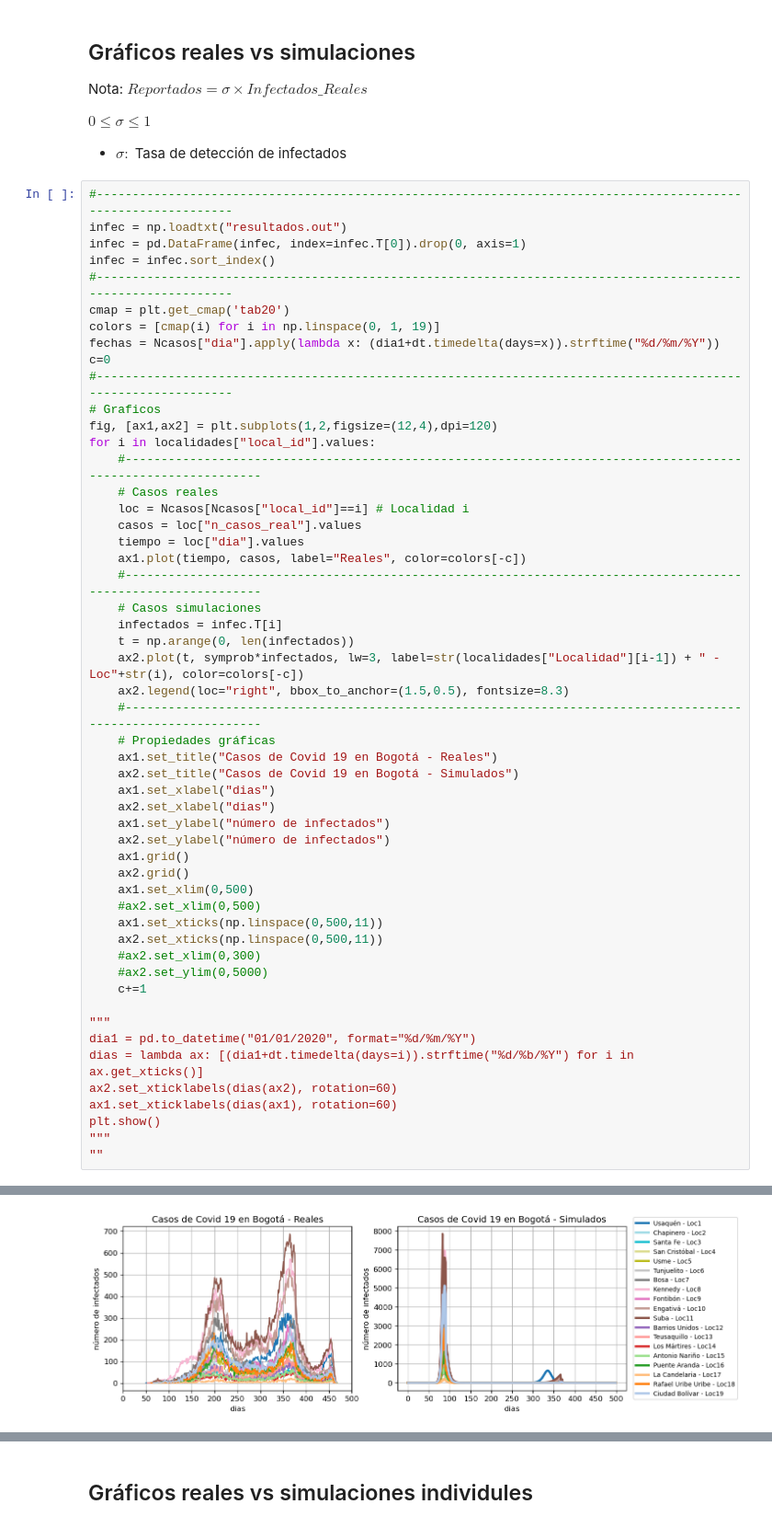
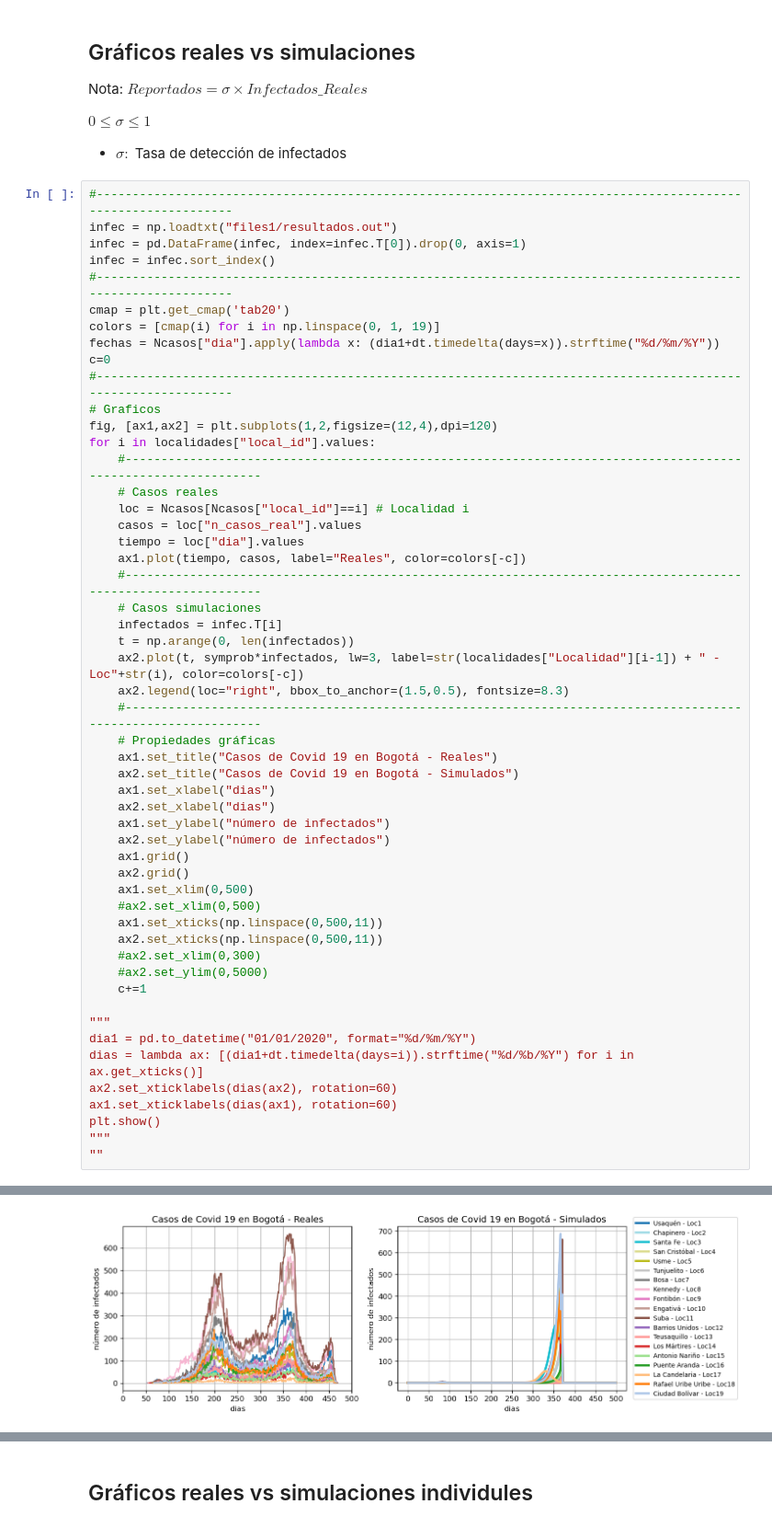
Before and after one commit to eilinlunam/PatchSim-modificado, a Jupyter notebook: Modelo_Bogotá.ipynb, the cells around one changed output, grey strips where cells are left out. Shown at 92% size. Saved outputs shown, nothing was run; the diff lists cells and outputs as text.

```diff
--- a/Modelo_Bogotá.ipynb
+++ b/Modelo_Bogotá.ipynb
@@ -239,7 +279,7 @@ $0 \leq \sigma \leq 1$
 * $\sigma:$ Tasa de detección de infectados
 # %%
 #--------------------------------------------------------------------------------------------------------------
-infec = np.loadtxt("resultados.out")
+infec = np.loadtxt("files1/resultados.out")
 infec = pd.DataFrame(infec, index=infec.T[0]).drop(0, axis=1)
 infec = infec.sort_index()
 #--------------------------------------------------------------------------------------------------------------
@@ -264,34 +304,34 @@ for i in localidades["local_id"].values:
     ax2.plot(t, symprob*infectados, lw=3, label=str(localidades["Localidad"][i-1]) + " - Loc"+str(i), color=colors[-c])
     ax2.legend(loc="right", bbox_to_anchor=(1.5,0.5), fontsize=8.3)
     #--------------------------------------------------------------------------------------------------------------
     # Propiedades gráficas
     ax1.set_title("Casos de Covid 19 en Bogotá - Reales")
     ax2.set_title("Casos de Covid 19 en Bogotá - Simulados")
     ax1.set_xlabel("dias")
     ax2.set_xlabel("dias")
     ax1.set_ylabel("número de infectados")
     ax2.set_ylabel("número de infectados")
     ax1.grid()
     ax2.grid()
     ax1.set_xlim(0,500)
     #ax2.set_xlim(0,500)
     ax1.set_xticks(np.linspace(0,500,11))
     ax2.set_xticks(np.linspace(0,500,11))
     #ax2.set_xlim(0,300)
     #ax2.set_ylim(0,5000)
     c+=1
 
 """
 dia1 = pd.to_datetime("01/01/2020", format="%d/%m/%Y")
 dias = lambda ax: [(dia1+dt.timedelta(days=i)).strftime("%d/%b/%Y") for i in ax.get_xticks()]
 ax2.set_xticklabels(dias(ax2), rotation=60)
 ax1.set_xticklabels(dias(ax1), rotation=60)
 plt.show()
 """
 ""
 # %% [output]
 ''
-[figure, old version]
+[figure, new version]
 # %%
 def simule(x, grad):
     # Escribiendo archivo cfg.txt
```
Also changed, not shown: parts of 11 cells of this notebook, 17 other files.
